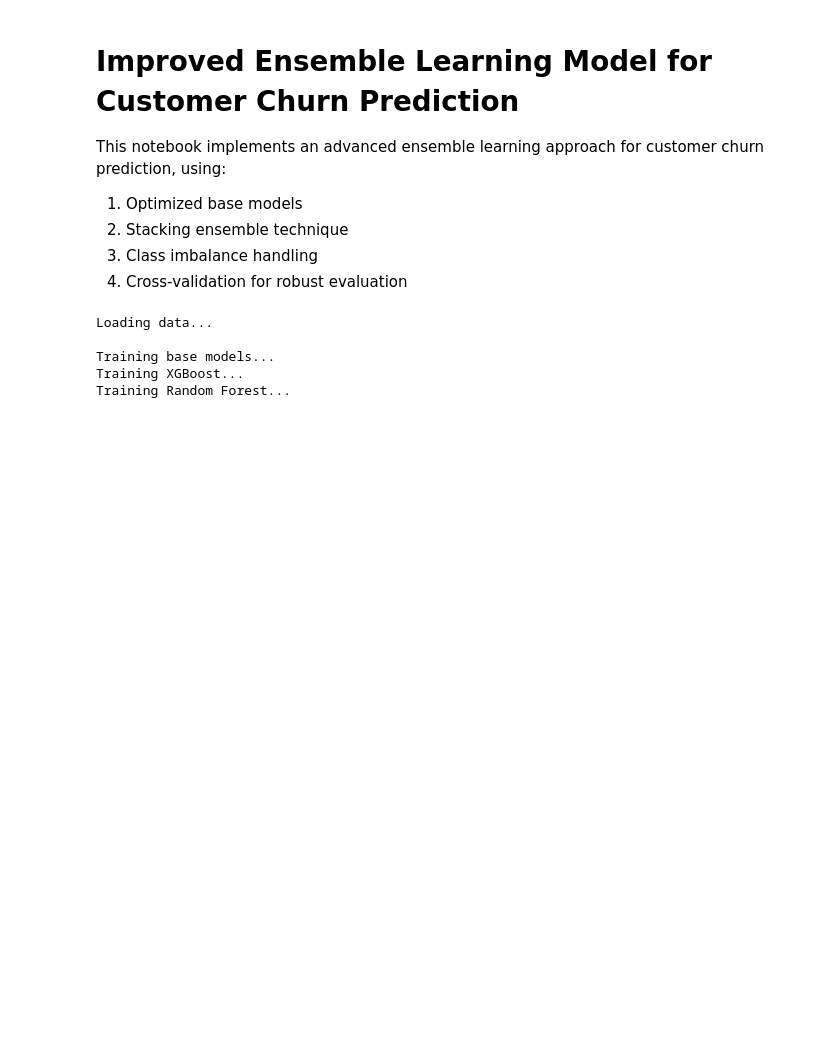
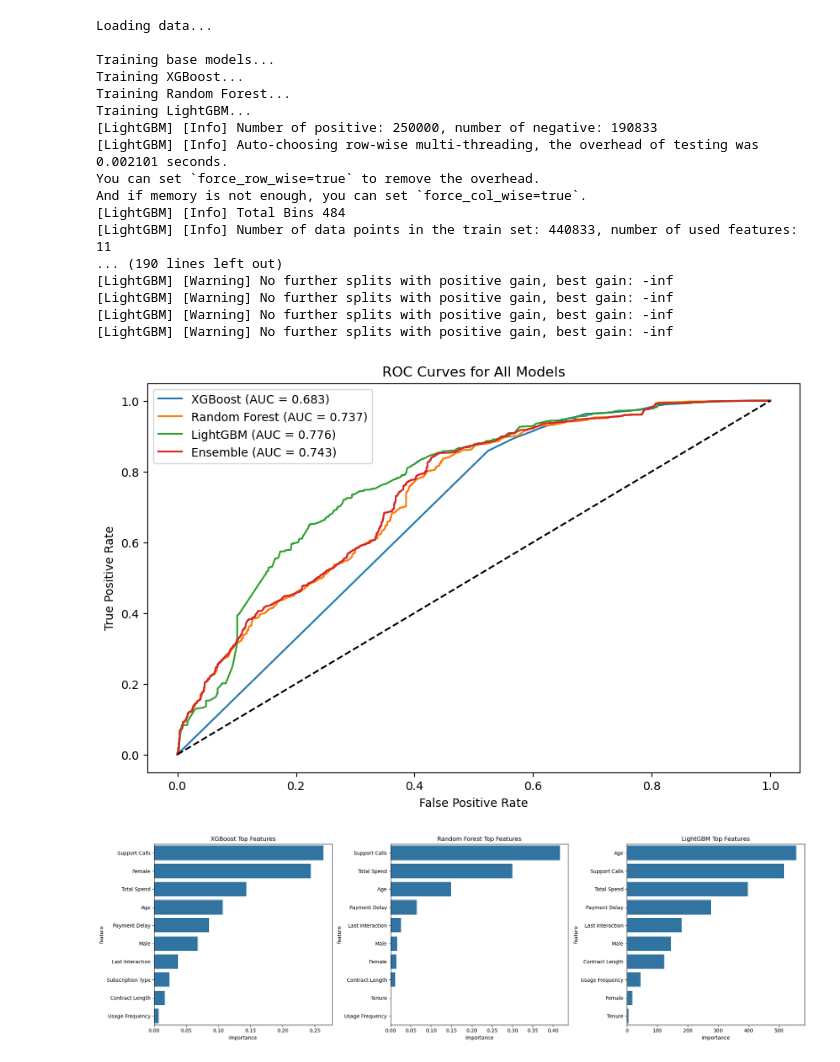
Before and after one commit to NolanMM/PROG74000-25W-Sec1-Applications-of-Artificial-Intelligence-and-Machine-Learning, a Jupyter notebook: Project/Models/ensemble.ipynb, the cells around one changed output. Cells and saved outputs as stored; diff of their text form; code cells hidden in the pictures; blank space fills up the shorter version.

```diff
--- a/Project/Models/ensemble.ipynb
+++ b/Project/Models/ensemble.ipynb
@@ -1,11 +1,3 @@
-# %% [markdown]
-# Improved Ensemble Learning Model for Customer Churn Prediction
-
-This notebook implements an advanced ensemble learning approach for customer churn prediction, using:
-1. Optimized base models
-2. Stacking ensemble technique
-3. Class imbalance handling
-4. Cross-validation for robust evaluation
 # %%
 import pandas as pd
 import numpy as np
@@ -18,18 +10,15 @@ import lightgbm as lgb
 import matplotlib.pyplot as plt
 import seaborn as sns
 
-# Set random seed
-np.random.seed(42)
 
-# Load data
 print("Loading data...")
 train_data = pd.read_csv('../Dataset/cleaned_customer_churn_dataset_training.csv')
 test_data = pd.read_csv('../Dataset/cleaned_customer_churn_dataset_testing.csv')
 
 # Separate features and target
-X_train = train_data.drop('Churn', axis=1)
+X_train = train_data.drop(['CustomerID', 'Churn'], axis=1)
 y_train = train_data['Churn']
-X_test = test_data.drop('Churn', axis=1)
+X_test = test_data.drop(['CustomerID', 'Churn'], axis=1)
 y_test = test_data['Churn']
 
 # Scale features
@@ -63,15 +52,15 @@ rf_model = RandomForestClassifier(
 )
 
 lgb_model = lgb.LGBMClassifier(
-    n_estimators=500,
-    learning_rate=0.7,
-    max_depth=2,
-    num_leaves=4,
+    n_estimators=200,
+    learning_rate=0.01,
+    max_depth=5,
+    num_leaves=15,
     subsample=0.7,
-    colsample_bytree=0.7,
+    colsample_bytree=0.8,
     reg_alpha=0.5,
     reg_lambda=2.0,
-    random_state=42
+    min_child_samples=10,
 )
 
 # Train base models
@@ -132,30 +121,44 @@ def plot_feature_importance_comparison():
         'importance': rf_model.feature_importances_
     }).sort_values('importance', ascending=False)
 
     lgb_importance = pd.DataFrame({
         'feature': feature_names,
         'importance': lgb_model.feature_importances_
     }).sort_values('importance', ascending=False)
 
     # Plot top 10 features for each model
     fig, (ax1, ax2, ax3) = plt.subplots(1, 3, figsize=(20, 6))
 
     sns.barplot(data=xgb_importance.head(10), x='importance', y='feature', ax=ax1)
     ax1.set_title('XGBoost Top Features')
 
     sns.barplot(data=rf_importance.head(10), x='importance', y='feature', ax=ax2)
     ax2.set_title('Random Forest Top Features')
 
     sns.barplot(data=lgb_importance.head(10), x='importance', y='feature', ax=ax3)
     ax3.set_title('LightGBM Top Features')
 
     plt.tight_layout()
     plt.show()
 
 plot_feature_importance_comparison()
 # %% [output]
 Loading data...
 
 Training base models...
 Training XGBoost...
 Training Random Forest...
+Training LightGBM...
+[LightGBM] [Info] Number of positive: 250000, number of negative: 190833
+[LightGBM] [Info] Auto-choosing row-wise multi-threading, the overhead of testing was 0.002101 seconds.
+You can set `force_row_wise=true` to remove the overhead.
+And if memory is not enough, you can set `force_col_wise=true`.
+[LightGBM] [Info] Total Bins 484
+[LightGBM] [Info] Number of data points in the train set: 440833, number of used features: 11
+... (190 lines left out)
+[LightGBM] [Warning] No further splits with positive gain, best gain: -inf
+[LightGBM] [Warning] No further splits with positive gain, best gain: -inf
+[LightGBM] [Warning] No further splits with positive gain, best gain: -inf
+[LightGBM] [Warning] No further splits with positive gain, best gain: -inf
+[figure, added]
+[figure, added]
```
Also changed, not shown: 1 other file.
